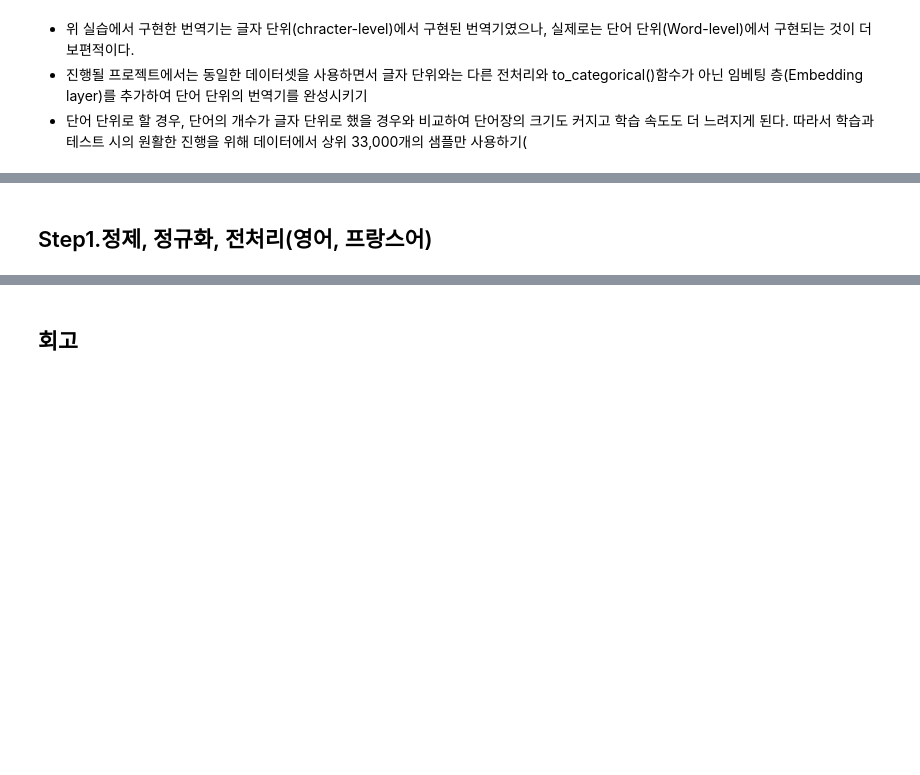
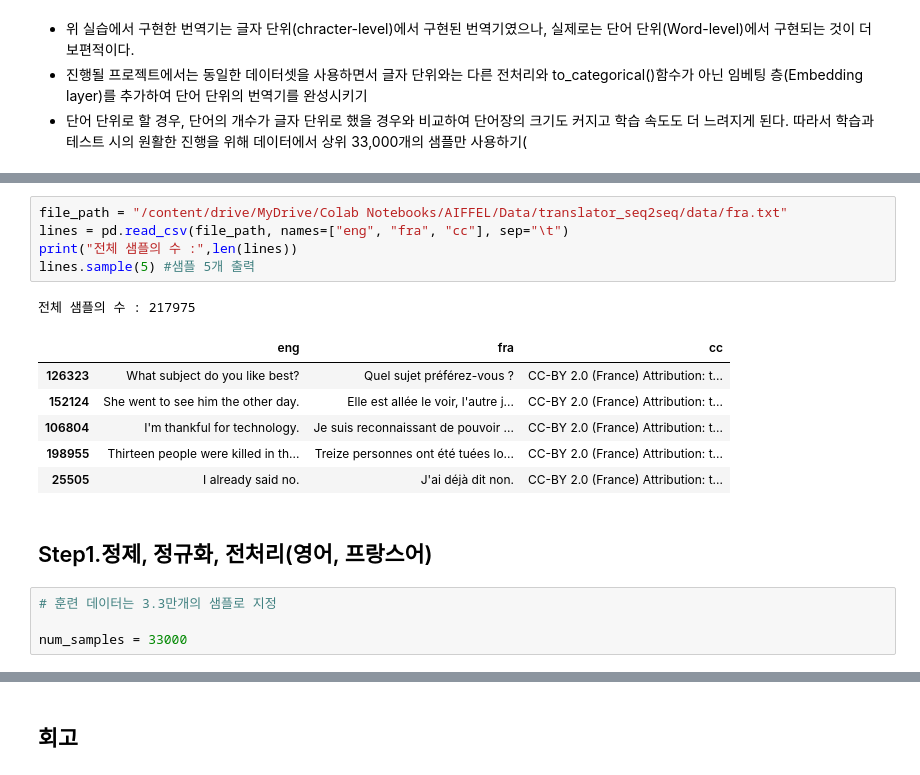
Before and after one commit to huiheee/AIFFEL, a Jupyter notebook: [GD_7]_Let's_make_a_translator.ipynb, the cells around one changed output, grey strips where cells are left out. Drawn from its saved outputs; the diff is of its cells as text; blank space fills up the shorter version.

```diff
--- a/[GD_7]_Let's_make_a_translator.ipynb
+++ b/[GD_7]_Let's_make_a_translator.ipynb
@@ -173,2 +415,19 @@ print(tensorflow.__version__)
+# %%
+file_path = "/content/drive/MyDrive/Colab Notebooks/AIFFEL/Data/translator_seq2seq/data/fra.txt"
+lines = pd.read_csv(file_path, names=["eng", "fra", "cc"], sep="\t")
+print("전체 샘플의 수 :",len(lines))
+lines.sample(5) #샘플 5개 출력
+# %% [output]
+전체 샘플의 수 : 217975
+|  | eng | fra | cc |
+| 126323 | What subject do you like best? | Quel sujet préférez-vous ? | CC-BY 2.0 (France) Attribution: t... |
+| 152124 | She went to see him the other day. | Elle est allée le voir, l'autre j... | CC-BY 2.0 (France) Attribution: t... |
+| 106804 | I'm thankful for technology. | Je suis reconnaissant de pouvoir ... | CC-BY 2.0 (France) Attribution: t... |
+| 198955 | Thirteen people were killed in th... | Treize personnes ont été tuées lo... | CC-BY 2.0 (France) Attribution: t... |
+| 25505 | I already said no. | J'ai déjà dit non. | CC-BY 2.0 (France) Attribution: t... |
 # %% [markdown]
 ## Step1.정제, 정규화, 전처리(영어, 프랑스어)
+# %%
+# 훈련 데이터는 3.3만개의 샘플로 지정
+
+num_samples = 33000
```
Also changed, not shown: parts of 71 cells of this notebook.
